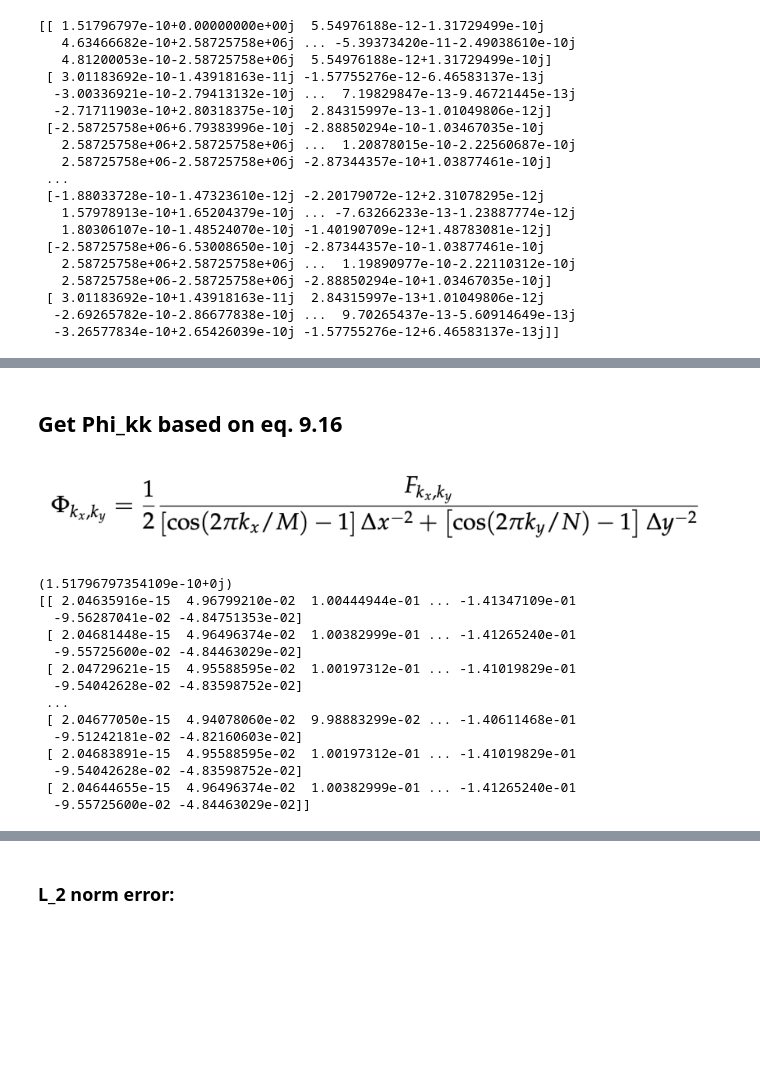
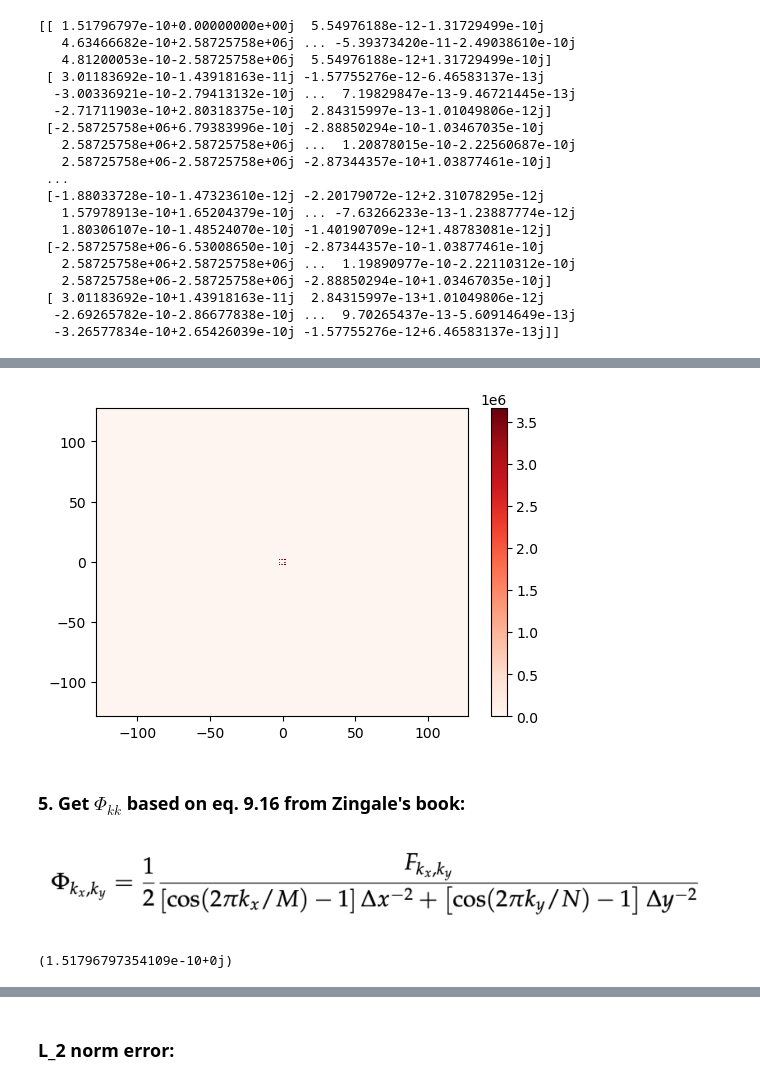
Before and after one commit to wbandabarragan/computational-physics-2, a Jupyter notebook: unit-3/310-PDE-FFT-elliptic-equations.ipynb, the cells around one changed output, grey strips where cells are left out. Cells and saved outputs as stored; diff of their text form; code cells hidden in the pictures; blank space fills up the shorter version.

```diff
--- a/unit-3/310-PDE-FFT-elliptic-equations.ipynb
+++ b/unit-3/310-PDE-FFT-elliptic-equations.ipynb
@@ -149,9 +176,9 @@ plt.show()
 # %%
 # We use numpy functions to do the FFT:
 
-F_kk = np.fft.fft2(f_xy)
+f_kk = np.fft.fft2(f_xy)
 
-print(F_kk)
+print(f_kk)
 # %% [output]
 [[ 1.51796797e-10+0.00000000e+00j  5.54976188e-12-1.31729499e-10j
    4.63466682e-10+2.58725758e+06j ... -5.39373420e-11-2.49038610e-10j
@@ -190,5 +206,18 @@ plt.show()
+# %%
+# Figure environment for the Fourier image
+
+plt.figure(figsize=(6,4))
+
+fourier_surf = plt.pcolor(kx_2d, ky_2d,\
+               np.abs(np.fft.fftshift(f_kk)), cmap = "Reds")
+
+plt.colorbar(fourier_surf)
+
+plt.show()
+# %% [output]
+[figure, added]
 # %% [markdown]
-## Get Phi_kk based on eq. 9.16
+### 5. Get $\Phi_{kk}$ based on eq. 9.16 from Zingale's book:
 
 ![Screen%20Shot%202023-01-03%20at%2013.43.14.png](attachment:Screen%20Shot%202023-01-03%20at%2013.43.14.png)
 # %%
@@ -210,26 +239,7 @@ def phi_kk(K_XX, K_YY, F_kk):
 
     return phi_kk_function
 # %%
-# iFFT of phi_kk to get phi in real space
-
-f_sln = np.fft.ifft2(phi_kk(KX, KY, F_kk))
-
-# Return solution in real space
-numer_sln = np.real(f_sln)
-
-print(numer_sln)
+# Compute solution in Fourier space
+fourier_sln = phi_kk(kx_2d, ky_2d, f_kk)
 # %% [output]
 (1.51796797354109e-10+0j)
-[[ 2.04635916e-15  4.96799210e-02  1.00444944e-01 ... -1.41347109e-01
-  -9.56287041e-02 -4.84751353e-02]
- [ 2.04681448e-15  4.96496374e-02  1.00382999e-01 ... -1.41265240e-01
-  -9.55725600e-02 -4.84463029e-02]
- [ 2.04729621e-15  4.95588595e-02  1.00197312e-01 ... -1.41019829e-01
-  -9.54042628e-02 -4.83598752e-02]
- ...
- [ 2.04677050e-15  4.94078060e-02  9.98883299e-02 ... -1.40611468e-01
-  -9.51242181e-02 -4.82160603e-02]
- [ 2.04683891e-15  4.95588595e-02  1.00197312e-01 ... -1.41019829e-01
-  -9.54042628e-02 -4.83598752e-02]
- [ 2.04644655e-15  4.96496374e-02  1.00382999e-01 ... -1.41265240e-01
-  -9.55725600e-02 -4.84463029e-02]]
```
Also changed, not shown: parts of 29 cells of this notebook, 1 other file.
